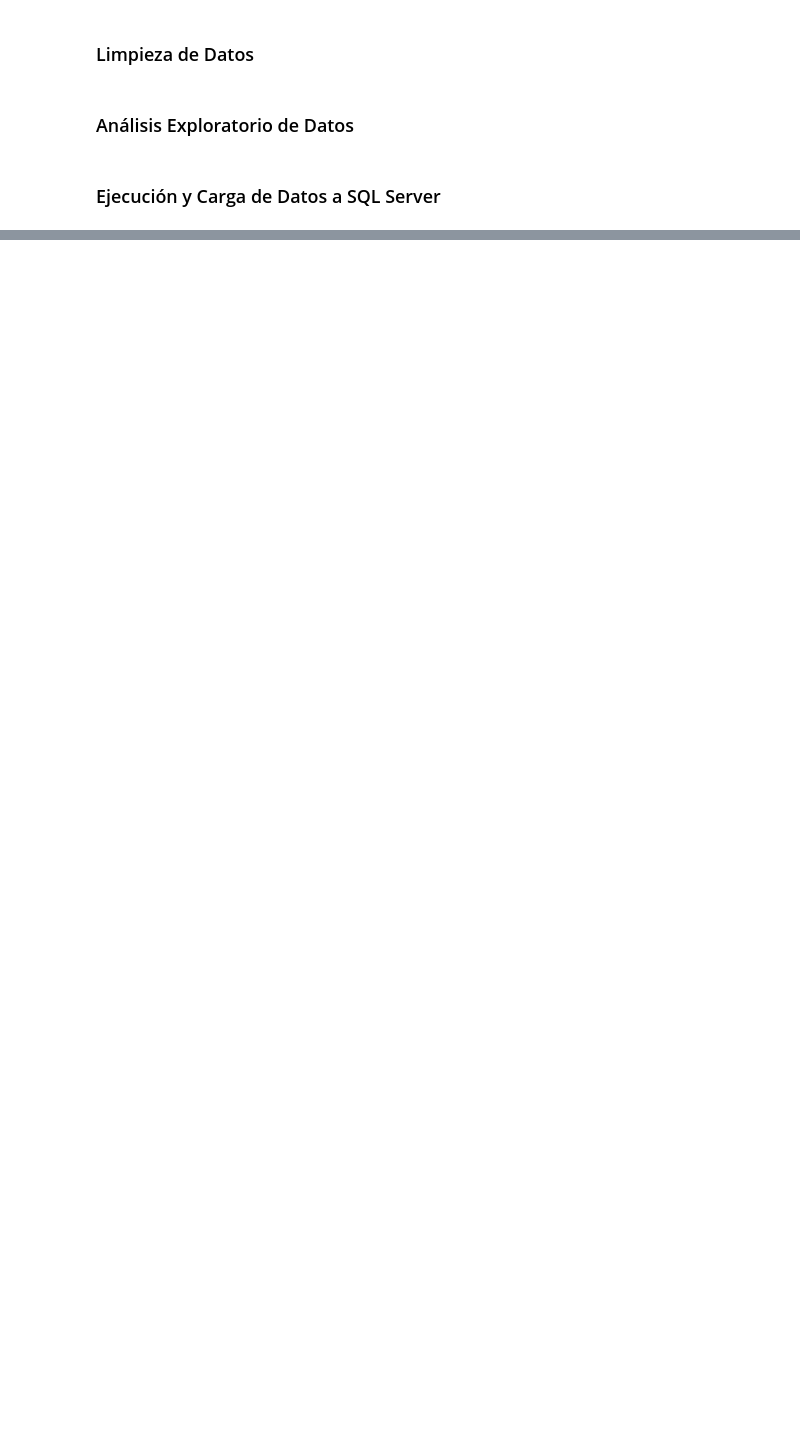
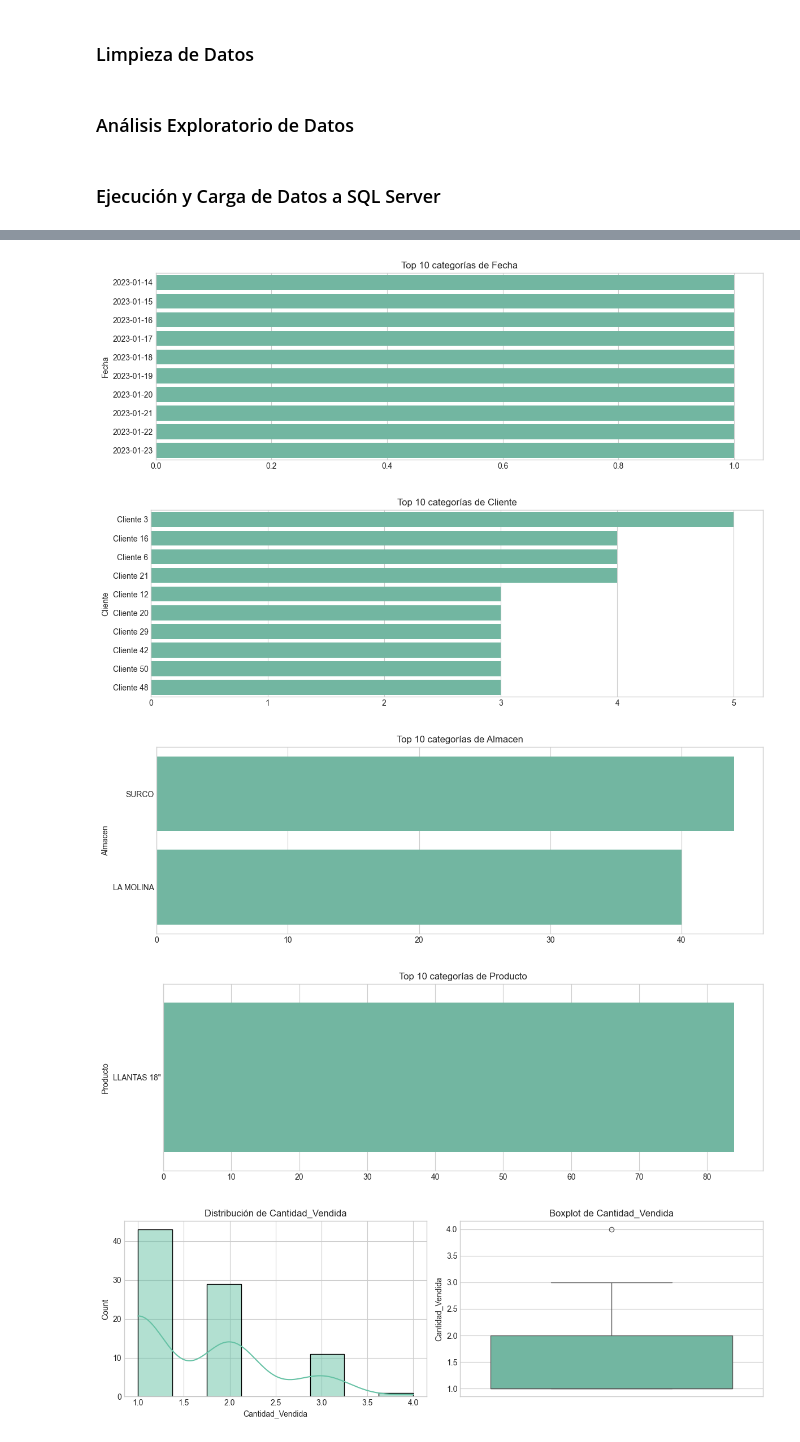
Before and after one commit to Jose-Gonzalez-22/Power-BI--Logistica, a Jupyter notebook: EDAyLoad.ipynb, the cells around one changed output, grey strips where cells are left out. Cells and saved outputs as stored; diff of their text form; code cells hidden in the pictures; blank space fills up the shorter version.

```diff
--- a/EDAyLoad.ipynb
+++ b/EDAyLoad.ipynb
@@ -91,20 +242,65 @@ def eda_final_profesional(df, titulo):
 # %% [markdown]
 ### Ejecución y Carga de Datos a SQL Server
 # %%
-# CELDA: PROCESAMIENTO Y CARGA
-engine = sa.create_engine(f"mssql+pyodbc://@{SERVER}/{DATABASE}?driver=ODBC+Driver+17+for+SQL+Server&trusted_connection=yes")
+# Cargar maestras
+productos_df, almacenes_df, clientes_df = cargar_maestras()
 
-for t in ["tabla_ventas", "tabla_compras", "tabla_stock_inventario"]:
-    path = os.path.join(DIRECT_BASE, f"{t}.csv")
-    if os.path.exists(path):
-        df_raw = pd.read_csv(path, encoding='utf-8-sig')
+# Cargar stock para validar ventas
+stock_path = os.path.join(DIRECT_BASE, "tabla_stock_inventario.csv")
+stock_df = pd.read_csv(stock_path, encoding='utf-8-sig')
+# Renombrar columna 'Stock' a 'Cantidad_Stock' si es necesario
+if 'Stock' in stock_df.columns and 'Cantidad_Stock' not in stock_df.columns:
+    stock_df.rename(columns={'Stock': 'Cantidad_Stock'}, inplace=True)
 
-        # Limpiar y categorizar
-        df_clean = limpiar_y_preparar(df_raw, t)
+# Crear base de datos si no existe
+from sqlalchemy import create_engine, text
+temp_engine = create_engine(f"mssql+pyodbc://@{SERVER}/master?driver=ODBC+Driver+17+for+SQL+Server&trusted_connection=yes")
+with temp_engine.connect() as conn:
+    result = conn.execute(text(f"SELECT 1 FROM sys.databases WHERE name = '{DATABASE}'"))
+    if not result.fetchone():
+        conn.execute(text(f"CREATE DATABASE [{DATABASE}]"))
+        print(f"Base de datos '{DATABASE}' creada.")
+temp_engine.dispose()
 
-        # Ejecutar EDA
-        eda_final_profesional(df_clean, t)
+engine = create_engine(f"mssql+pyodbc://@{SERVER}/{DATABASE}?driver=ODBC+Driver+17+for+SQL+Server&trusted_connection=yes")
 
-        # Carga Segura (Sobrescribe para evitar duplicados acumulados)
-        df_clean.to_sql(t, engine, if_exists='replace', index=False)
-        print(f"Base de datos actualizada: {t} ({len(df_clean)} registros).")
+# Procesar cada tabla de hechos
+for tabla in TABLAS_HECHOS:
+    ruta = os.path.join(DIRECT_BASE, f"{tabla}.csv")
+    if not os.path.exists(ruta):
+        print(f"Archivo no encontrado: {ruta}")
+        continue
+
+    df_raw = pd.read_csv(ruta, encoding='utf-8-sig')
+    print(f"\nProcesando {tabla}... ({len(df_raw)} registros originales)")
+
+    df_limpia = limpiar_tabla_hechos(df_raw, tabla, productos_df,
+                                     stock_df if tabla == "tabla_ventas" else None)
+    print(f"Después de limpieza: {len(df_limpia)} registros")
+
+    # EDA
+    eda_completa(df_limpia, tabla)
+
+    # Guardar CSV limpio
+    df_limpia.to_csv(os.path.join(DIRECT_BASE, f"{tabla}_clean.csv"), index=False, encoding='utf-8-sig')
+
+    # Cargar a SQL
+    df_limpia.to_sql(tabla, engine, if_exists='replace', index=False)
+    print(f"✅ {tabla} cargada a SQL Server.")
+
+# Cargar tablas maestras
+for tabla in TABLAS_MAESTRAS:
+    ruta = os.path.join(DIRECT_BASE, f"{tabla}.csv")
+    df = pd.read_csv(ruta, encoding='utf-8-sig')
+    df = df.drop_duplicates()
+    df.to_sql(tabla, engine, if_exists='replace', index=False)
+    print(f"✅ {tabla} cargada a SQL Server ({len(df)} registros).")
+
+# Guardar reporte de errores
+with open(os.path.join(DIRECT_BASE, "reporte_limpieza.txt"), "w", encoding='utf-8') as f:
+    f.write("REPORTE DE LIMPIEZA DE DATOS\n")
+    f.write("="*40 + "\n")
+    for m in reporte_errores:
+        f.write(m + "\n")
+print("\nReporte de limpieza guardado en 'reporte_limpieza.txt'")
+# %% [output]
@@ -110,0 +333,5 @@ for t in ["tabla_ventas", "tabla_compras", "tabla_stock_inventario"]:
+[figure, added]
+[figure, added]
+[figure, added]
+[figure, added]
+[figure, added]
```
Also changed, not shown: parts of 6 cells of this notebook, 10 other files.
